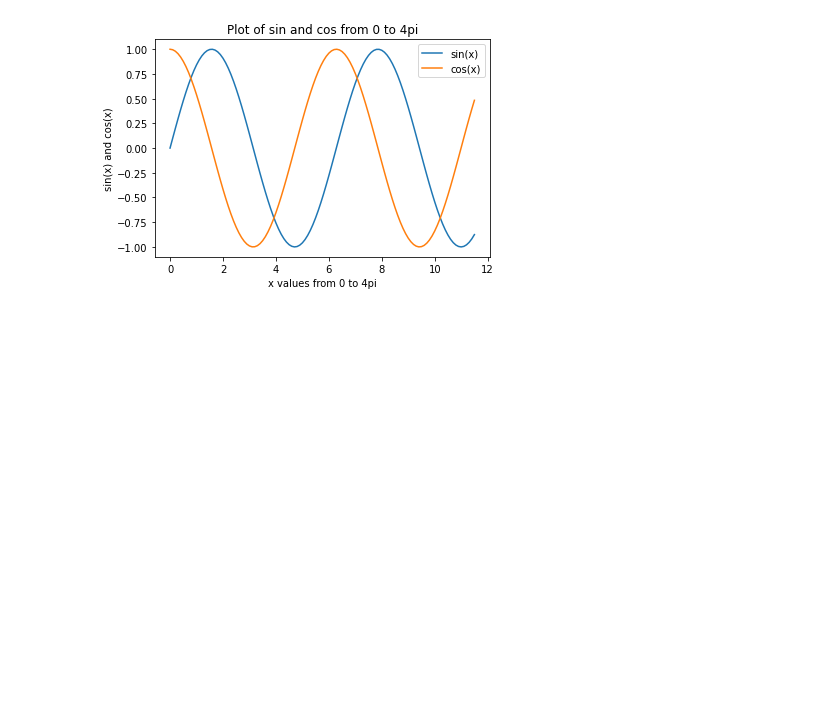
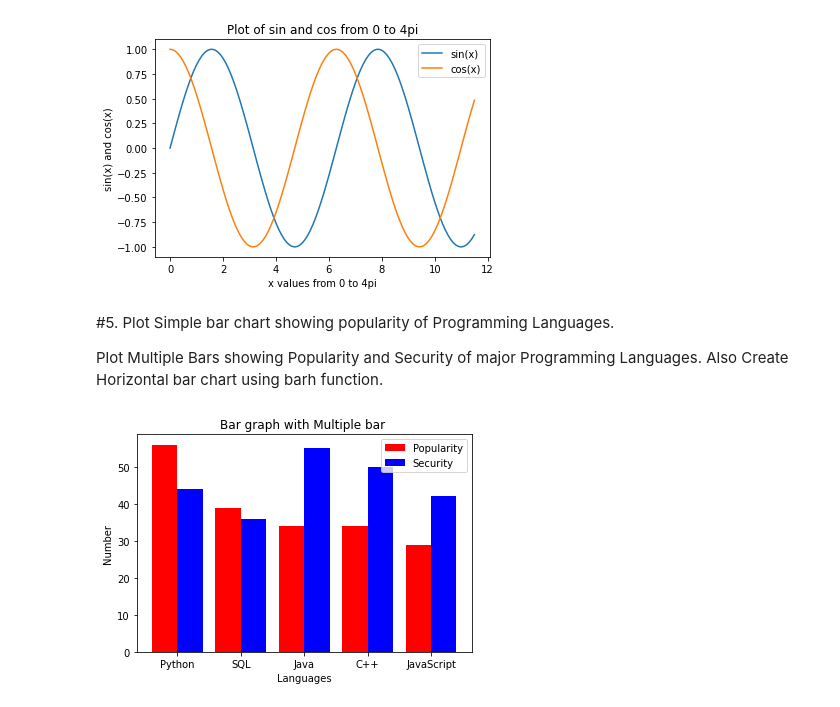
Before and after one commit to sy07/Machine-Learning-with-Python, a Jupyter notebook: Assignment_Task_6_GoEdu.ipynb, the cells around one changed output. Drawn from its saved outputs; the diff is of its cells as text; code cells hidden in the pictures; blank space fills up the shorter version.

```diff
--- a/Assignment_Task_6_GoEdu.ipynb
+++ b/Assignment_Task_6_GoEdu.ipynb
@@ -66,3 +66,31 @@ plt.legend(['sin(x)', 'cos(x)'])
 plt.show()
 # %% [output]
 [figure]
+# %% [markdown]
+#5. Plot Simple bar chart showing popularity of Programming Languages.
+
+Plot Multiple Bars showing Popularity and Security of major Programming Languages. Also Create Horizontal bar chart using barh function.
+# %%
+import numpy as np
+from matplotlib import pyplot as plt
+
+languages =['Python', 'SQL', 'Java', 'C++', 'JavaScript']
+popularity = [56, 39, 34, 34, 29]
+security = [44 ,36 ,55, 50, 42]
+
+# create an array of len(langauges) size
+x_axis = np.arange(len(languages))
+
+#suppose x_axis = [0,1,2,3,4] then for the 1st bar graph first bar graph will draw at -0.2 (0-0.2) and second at 0.8(1-0.2)
+#for secomd bar graph first bar will draw at 0.2 2nd at 1.2 , 3rd at 3.2 and so on
+plt.bar(x_axis-0.2, popularity , label="Popularity" , color="r" ,width=0.4)
+plt.bar(x_axis+0.2, security , label="Security" , color="b", width=0.4)
+
+plt.xticks(x_axis, languages)
+plt.xlabel("Languages")
+plt.ylabel("Number")
+plt.title("Bar graph with Multiple bar ")
+plt.legend()
+plt.show()
+# %% [output]
+[figure, added]
```
Also changed, not shown: parts of 12 cells of this notebook.
